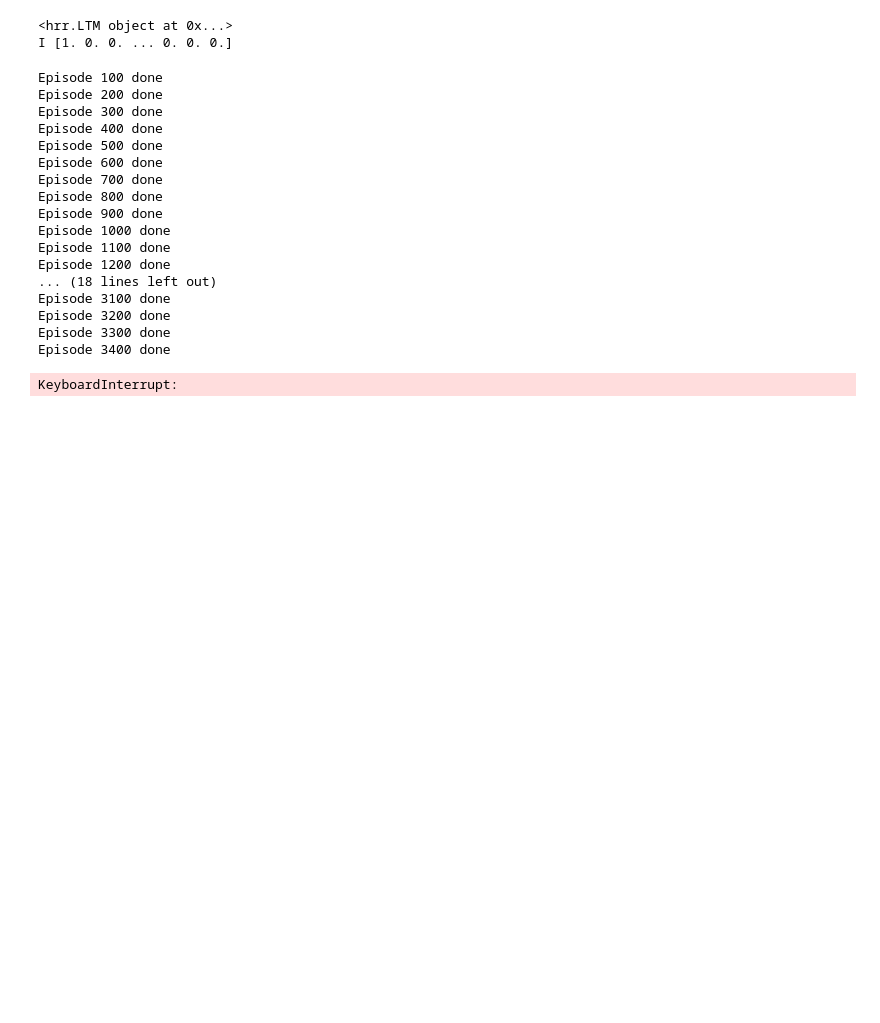
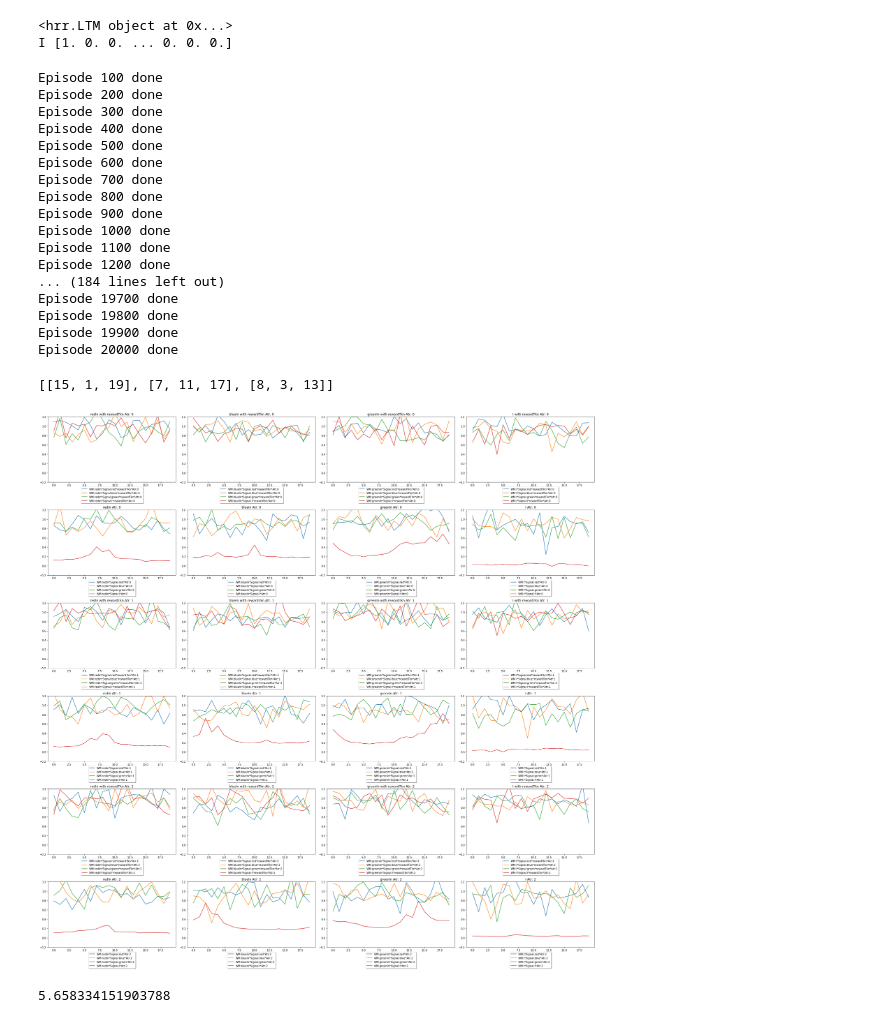
Before and after one commit to nibraaska/Working-Memory-Temporal-Difference, a Jupyter notebook: combined_model/1d_maze_obs_nonobs_switch.ipynb, the cells around one changed output. Saved outputs shown, nothing was run; the diff lists cells and outputs as text; code cells hidden in the pictures; blank space fills up the shorter version.

```diff
--- a/combined_model/1d_maze_obs_nonobs_switch.ipynb
+++ b/combined_model/1d_maze_obs_nonobs_switch.ipynb
@@ -10,23 +11,24 @@ from hrr import *
 from matplotlib import pyplot as plt
 # %%
 # Number of training cycles
-episodes = 30000
+episodes = 20000
 
 # Hrr parameters
-hrr_length = 5212
+hrr_length = 5120
 normalized = True
 
 # How many steps to take before quiting
-steps_till_quit = 500
+steps_till_quit = 100
 
 signals = ["red", "blue", "green"]
-goals = [[4, 0, 8],
-         [9, 7, 1]]
+goals = [[15, 1, 19],
+         [7, 11, 17],
+         [8, 3, 13]]
 
 # Maze parameters
-size_of_maze = 10
-non_obs_task_switch_rate = 1000
-num_non_obs_tasks = 2
+size_of_maze = 20
+non_obs_task_switch_rate = 250
+num_non_obs_tasks = len(goals)
 num_obs_tasks = len(signals)
 
 # goals = random.sample(range(size_of_maze), num_obs_tasks)
@@ -34,8 +36,8 @@ num_obs_tasks = len(signals)
 # Arguments for neural network
 input_size = hrr_length
 output_size = 1
-discount = 0.8
-alpha = 0.05
+discount = 0.9
+alpha = 0.02
 
 # Reward for temporal difference learning
 reward_bad = 0
@@ -49,13 +51,13 @@ threshold = -0.2
 
 # Print frequency
 p_freq = 100
-p_num = 5
+p_num = 0
 
 # Eligibility trace
 eligibility = np.zeros(hrr_length)
 
 # Eligibility trace rate
-eli_lambda = 0.1
+eli_lambda = 0.01
 
 # atr = np.random.randint(0, num_non_obs_tasks + 1)
 atr = 0
@@ -131,11 +133,12 @@ def build_hrr_string(wm, signal, state, atr):
     else:
         return "WM:" + str(wm) + "*" + "Signal:" + str(signal) + "*" + "State:" + str(state) + "*" + "Atr:" + str(atr)
 # %%
+t0 = time.time()
 non_obs = 0
 current_atr = 0
 for x in range(episodes):
 
-    if x > episodes - p_num:
+    if x > episodes - (p_num + 1):
         debug = True
 
     # Starting state
@@ -266,52 +269,66 @@ Episode 900 done
 Episode 1000 done
 Episode 1100 done
 Episode 1200 done
-... (18 lines left out)
-Episode 3100 done
-Episode 3200 done
-Episode 3300 done
-Episode 3400 done
+... (184 lines left out)
+Episode 19700 done
+Episode 19800 done
+Episode 19900 done
+Episode 20000 done
-KeyboardInterrupt:
 # %%
 print(goals)
 
 fig, axes = plt.subplots(nrows=num_non_obs_tasks * 2, ncols=num_obs_tasks+1)
 fig.set_figwidth(30)
-fig.set_figheight(15)
+fig.set_figheight(30)
+
 for x in range(num_non_obs_tasks):
 
     x_ind = x * 2
 
     y_for_rwd = 0
     y_for_no_rwd = 0
 
     for wm in [signal + "In" for signal in signals] + ["I"]:
         position = np.arange(size_of_maze)
         value = np.zeros(size_of_maze)
         for signal in signals + ["I"]:
             lab = "WM:" + wm + "*Signal:" + signal + "*rewardTkn*Atr:" + str(x)
             for state in range(size_of_maze):
                 encode_str = build_hrr_string(wm, signal, str(state) + "*rewardTkn", x)
                 value[state] = np.dot(weights, ltm.encode(encode_str)) + bias
             axes[x_ind,y_for_rwd].title.set_text(wm + " with rewardTkn " + "Atr: " + str(x))
             axes[x_ind,y_for_rwd].set_ylim([-0.2, 1.2])
             axes[x_ind,y_for_rwd].plot(position, value, label=lab)
-            axes[x_ind,y_for_rwd].legend(loc=0)
+
+            axes[x_ind,y_for_rwd].legend(loc='upper center', bbox_to_anchor=(0.5, -0.05),
+                  fancybox=True, shadow=True, ncol=1)
         y_for_rwd += 1
 
         y = x + 1
         value = np.zeros(size_of_maze)
         for signal in signals + ["I"]:
             lab = "WM:" + wm + "*Signal:" + signal + "*Atr:" + str(x)
             for state in range(size_of_maze):
                 encode_str = build_hrr_string(wm, signal, str(state), x)
                 value[state] = np.dot(weights, ltm.encode(encode_str)) + bias
             axes[x_ind+1,y_for_no_rwd].title.set_text(wm + " Atr: " + str(x))
             axes[x_ind+1,y_for_no_rwd].set_ylim([-0.2, 1.2])
             axes[x_ind+1,y_for_no_rwd].plot(position, value, label=lab)
-            axes[x_ind+1,y_for_no_rwd].legend(loc=0)
+            axes[x_ind+1,y_for_no_rwd].legend(loc='upper center', bbox_to_anchor=(0.5, -0.05),
+                  fancybox=True, shadow=True, ncol=1)
         y_for_no_rwd += 1
 
+plt.tight_layout()
+plt.savefig("HRR:" + str(hrr_length) + "_Discount:" + str(discount) + "_Alpha:" + str(alpha) + "_Threshold:" + str(threshold) + "_Lambda" + str(eli_lambda) + "_Run2"+ '.png')
 plt.show()
+t1 = time.time()
+# %% [output]
+[[15, 1, 19], [7, 11, 17], [8, 3, 13]]
+[figure, added]
+# %%
+total = t1-t0
+print(total / 60)
+# %% [output]
+5.658334151903788
 # %%
 ltm.print()
```
Also changed, not shown: parts of 2 cells of this notebook, 18 other files.
